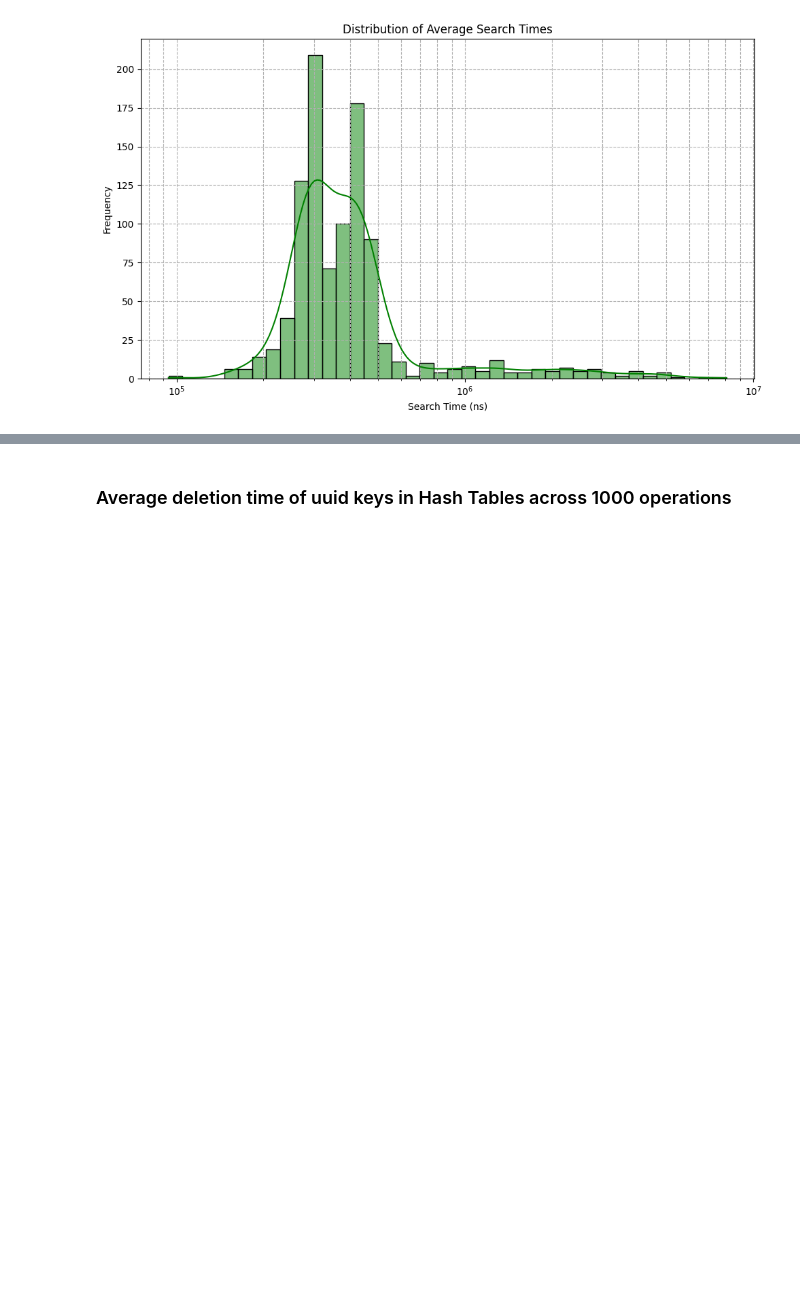
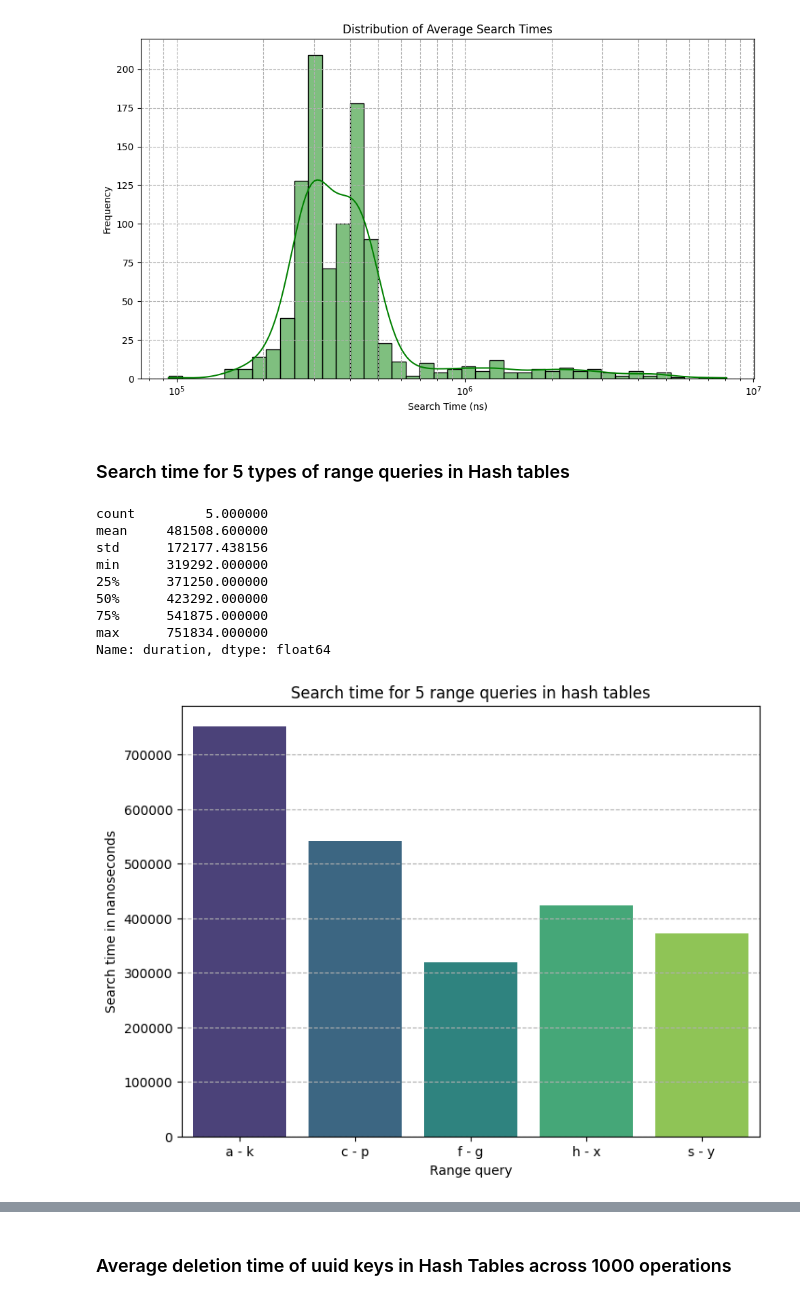
Before and after one commit to rayaan01/switchboard, a Jupyter notebook: jupyter/Analysis.ipynb, the cells around one changed output, grey strips where cells are left out. Cells and saved outputs as stored; diff of their text form; code cells hidden in the pictures; blank space fills up the shorter version.

Commit message:
fix: benchmark range queries

```diff
--- a/jupyter/Analysis.ipynb
+++ b/jupyter/Analysis.ipynb
@@ -379,3 +379,32 @@ max      8.087125e+06
 Name: duration, dtype: float64
 [figure]
 [figure]
+# %% [markdown]
+### Search time for 5 types of range queries in Hash tables
+# %%
+averaged_df = pd.read_csv('hash_tables/get-range/hash_table_benchmark_get_range.csv')
+
+print(averaged_df['duration'].describe())
+
+mean_duration = averaged_df['duration'].mean()
+std_duration = averaged_df['duration'].std()
+
+plt.figure(figsize=(8, 6))
+sns.barplot(x='query', y='duration', data=averaged_df, hue='query', palette='viridis', legend=False)
+plt.title('Search time for 5 range queries in hash tables')
+plt.xlabel('Range query')
+plt.ylabel('Search time in nanoseconds')
+plt.grid(axis='y', linestyle='--')
+plt.savefig('hash_tables/get-range/hash_table_benchmark_get_range_histogram.png', bbox_inches='tight')
+plt.show()
+# %% [output]
+count         5.000000
+mean     481508.600000
+std      172177.438156
+min      319292.000000
+25%      371250.000000
+50%      423292.000000
+75%      541875.000000
+max      751834.000000
+Name: duration, dtype: float64
+[figure, added]
```
Also changed, not shown: parts of 2 cells of this notebook, 5 other files.
